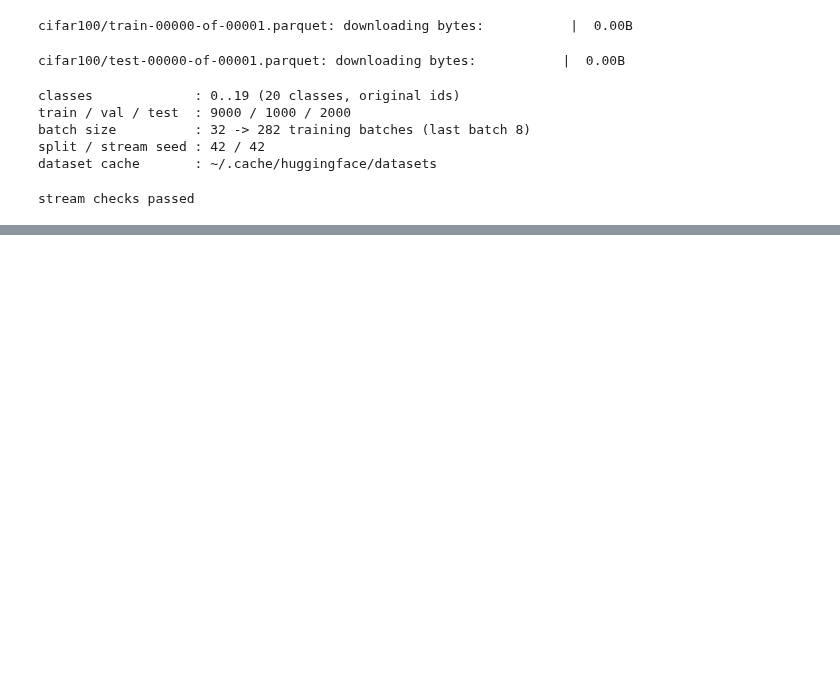
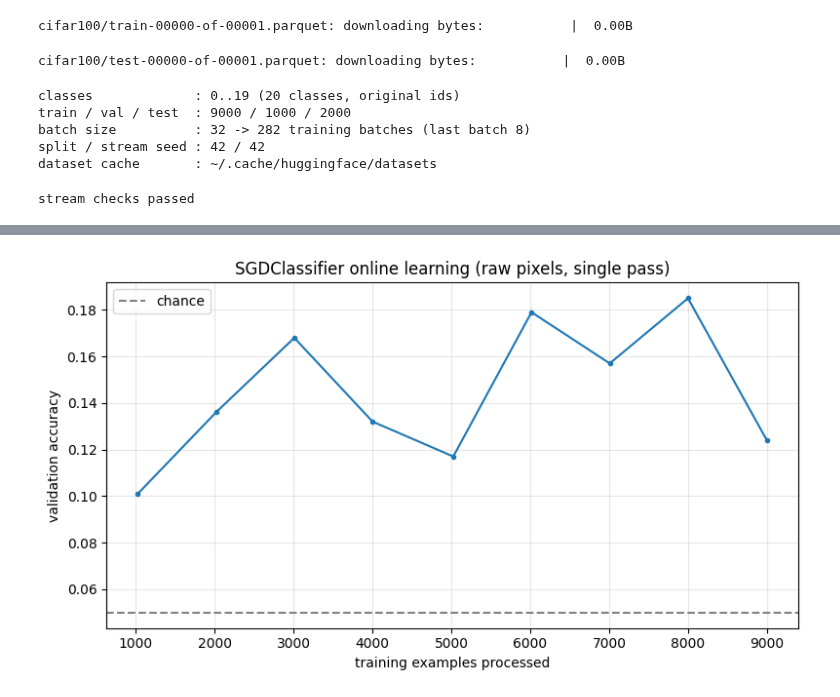
Before and after one commit to dong-quan-tran/acm-online-learning-human-way, a Jupyter notebook: src/rawsgd-cifar-100.ipynb, the cells around one changed output, grey strips where cells are left out. Drawn from its saved outputs; the diff is of its cells as text; code cells hidden in the pictures; blank space fills up the shorter version.

Commit message:
Add files via upload
Added SGDClassifier on raw pixels. Experimented with a higher learning rate for SmallResNet

```diff
--- a/src/rawsgd-cifar-100.ipynb
+++ b/src/rawsgd-cifar-100.ipynb
@@ -514,0 +583,16 @@ plt.show()
+# %%
+import matplotlib.pyplot as plt
+
+plt.figure(figsize=(8, 4.5))
+plt.plot([r["examples_processed"] for r in SGD_ROWS], [r["accuracy"] for r in SGD_ROWS],
+         marker="o", ms=3)
+plt.axhline(1 / len(CLASSES), color="gray", ls="--", label="chance")
+plt.xlabel("training examples processed")
+plt.ylabel("validation accuracy")
+plt.title("SGDClassifier online learning (raw pixels, single pass)")
+plt.grid(alpha=0.3)
+plt.legend()
+plt.tight_layout()
+plt.show()
+# %% [output]
+[figure, added]
```
Also changed, not shown: parts of 8 cells of this notebook.
